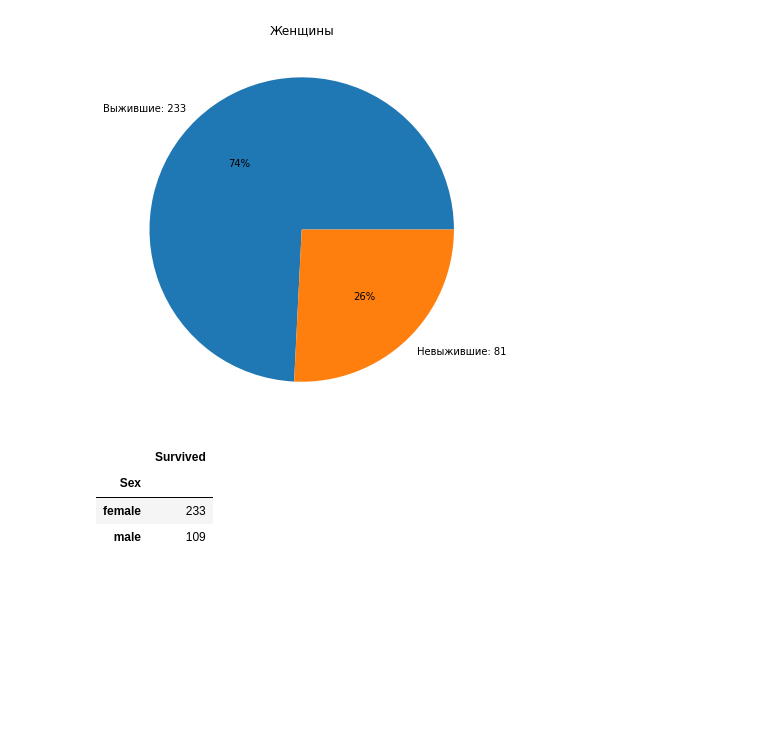
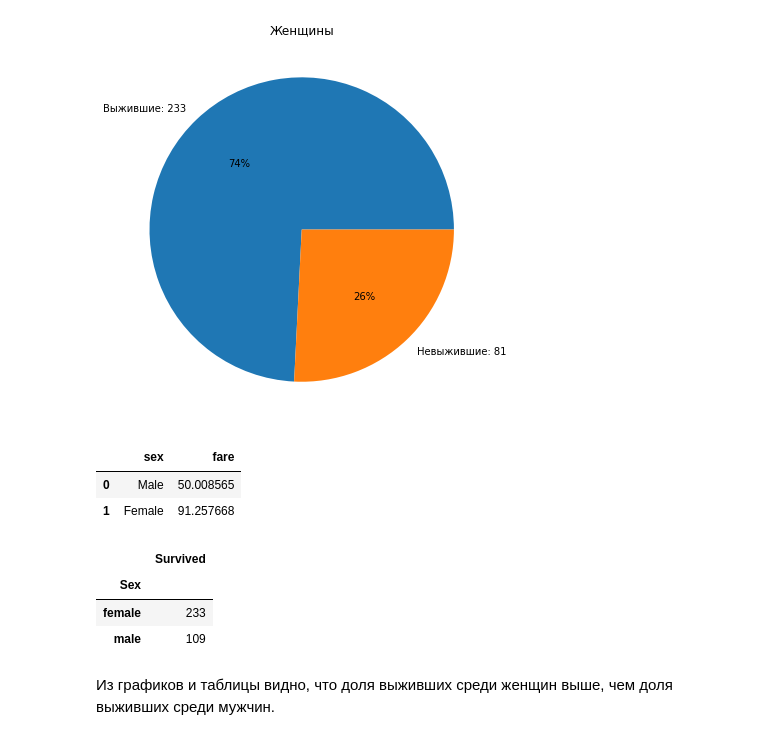
Before and after one commit to MaxBron/lab4, a Jupyter notebook: Untitled5.ipynb, the cells around one changed output. Cells and saved outputs as stored; diff of their text form; code cells hidden in the pictures; blank space fills up the shorter version.

```diff
--- a/Untitled5.ipynb
+++ b/Untitled5.ipynb
@@ -68,4 +68,20 @@ ax.set_title('Женщины')
 # %% [output]
 Text(0.5, 1.0, 'Женщины')
 [figure]
+# %%
+df_female = df[df['Sex'] == 'female']
+df_male = df[df['Sex'] == 'male']
+fare_female = sum(df['Fare']) / len(df_female)
+fare_male = sum(df['Fare']) / len(df_male)
+
+
+df1 = pd.DataFrame([['Male', fare_male],
+                  ['Female', fare_female]],
+
+columns=[ 'sex', 'fare'])
+df1.head()
+# %% [output]
+|  | sex | fare |
+| 0 | Male | 50.008565 |
+| 1 | Female | 91.257668 |
 # %%
@@ -76,3 +92,5 @@ survived_df[['Sex','Survived']].groupby('Sex').sum()
 | Sex |  |
 | female | 233 |
 | male | 109 |
+# %% [markdown]
+Из графиков и таблицы видно, что доля выживших среди женщин выше, чем доля выживших среди мужчин.
```
Also changed, not shown: parts of 1 cell of this notebook.
